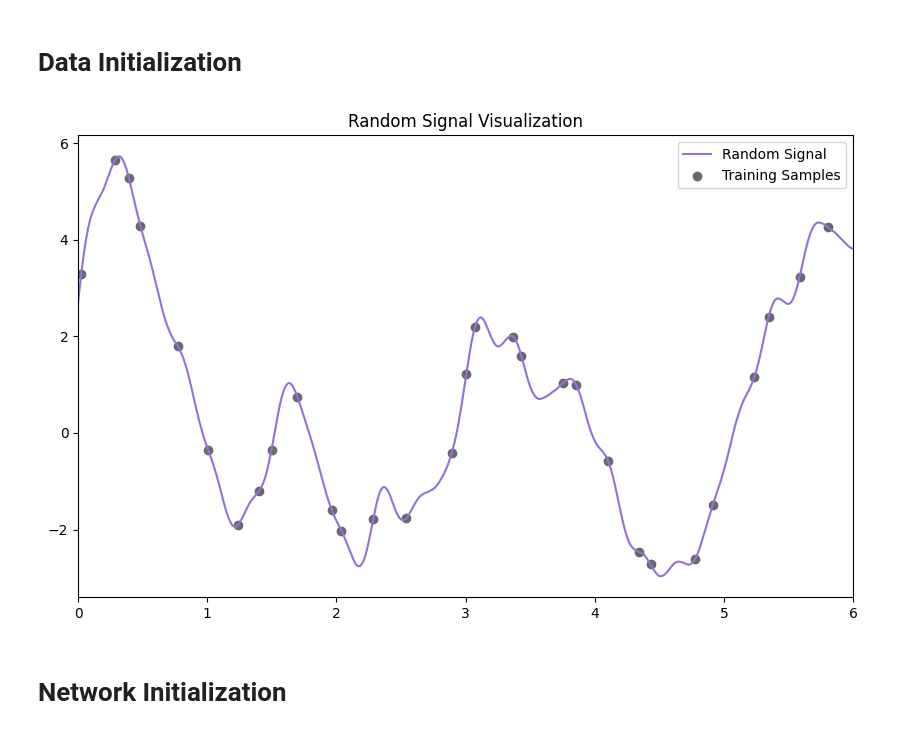
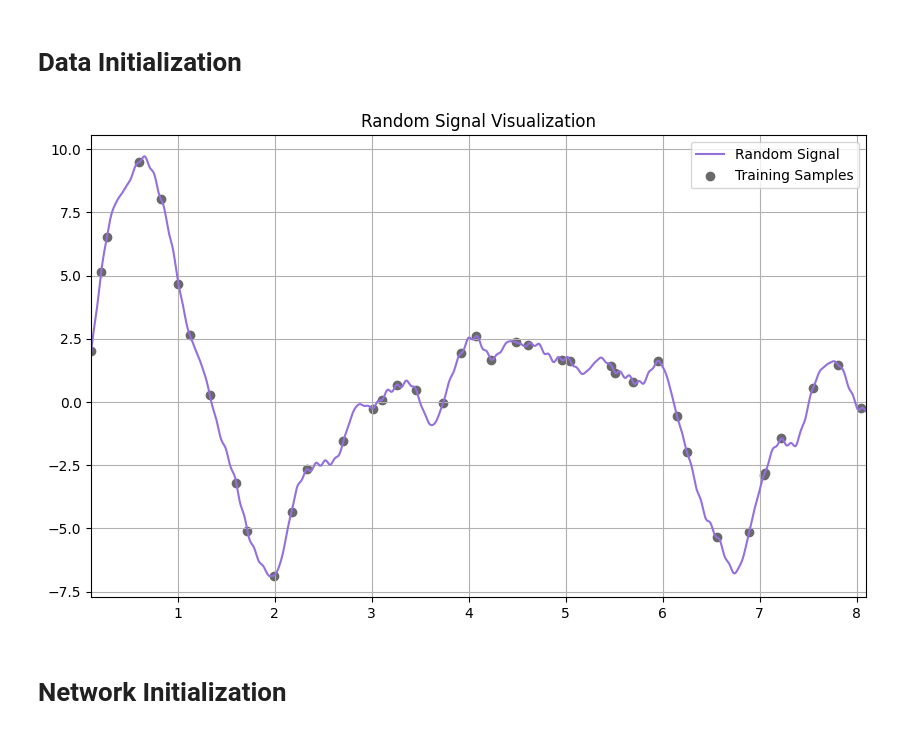
Before and after one commit to dkytezab/fourier_feature_nets, a Jupyter notebook: implementation/1D_demo.ipynb, the cells around one changed output. Saved outputs shown, nothing was run; the diff lists cells and outputs as text; code cells hidden in the pictures.

```diff
--- a/implementation/1D_demo.ipynb
+++ b/implementation/1D_demo.ipynb
@@ -27,43 +166,47 @@ def random_signal(num_coefs: int
 
     return rand_func
 # %%
-samp_num_coefs = 8
+samp_num_coefs = 12
 samp_signal = random_signal(samp_num_coefs)
 # %% [markdown]
 # Data Initialization
 # %%
 '''Initializing and visualizing sample data'''
-input_range = (0, 6)
-range_size = input_range[1] - input_range[0]
+range_min, range_max = 0, 8
+range_size = range_max - range_min
 
-input_space = np.linspace(input_range[0], input_range[1], 500)
+num_train_points, num_test_points = 40, 40
+
+base_input = np.linspace(range_min, range_max, num_train_points)
+
+train_input = base_input + np.random.normal(0, 0.1, num_train_points)
+test_input = base_input + np.random.normal(0, 0.1, num_train_points)
+
+range_min, range_max = min(train_input), max(test_input)
+
+input_space = np.linspace(range_min, range_max, 2000)
 output_space = samp_signal(input_space)
-
-base_input = np.arange(input_range[0], input_range[1], 1 / 5)
-num_points = 5 * range_size
-
-train_input = base_input + np.random.normal(0, 0.1, num_points)
-test_input = base_input + np.random.normal(0, 0.1, num_points)
 
 train_output = samp_signal(train_input)
 test_output = samp_signal(test_input)
 
 plt.figure(figsize=(10, 6))
+plt.grid()
 
 plt.plot(input_space, output_space,
          linewidth=1.5,
          color='mediumpurple',
          label='Random Signal')
 
 plt.scatter(train_input, train_output,
             color='dimgrey',
             label='Training Samples')
 
-plt.xlim(input_range[0], input_range[1])
+plt.xlim(range_min, range_max)
 plt.legend()
 plt.title('Random Signal Visualization')
 plt.show()
 # %% [output]
-[figure, old version]
+[figure, new version]
 # %% [markdown]
 # Network Initialization
```
Also changed, not shown: parts of 12 cells of this notebook.
